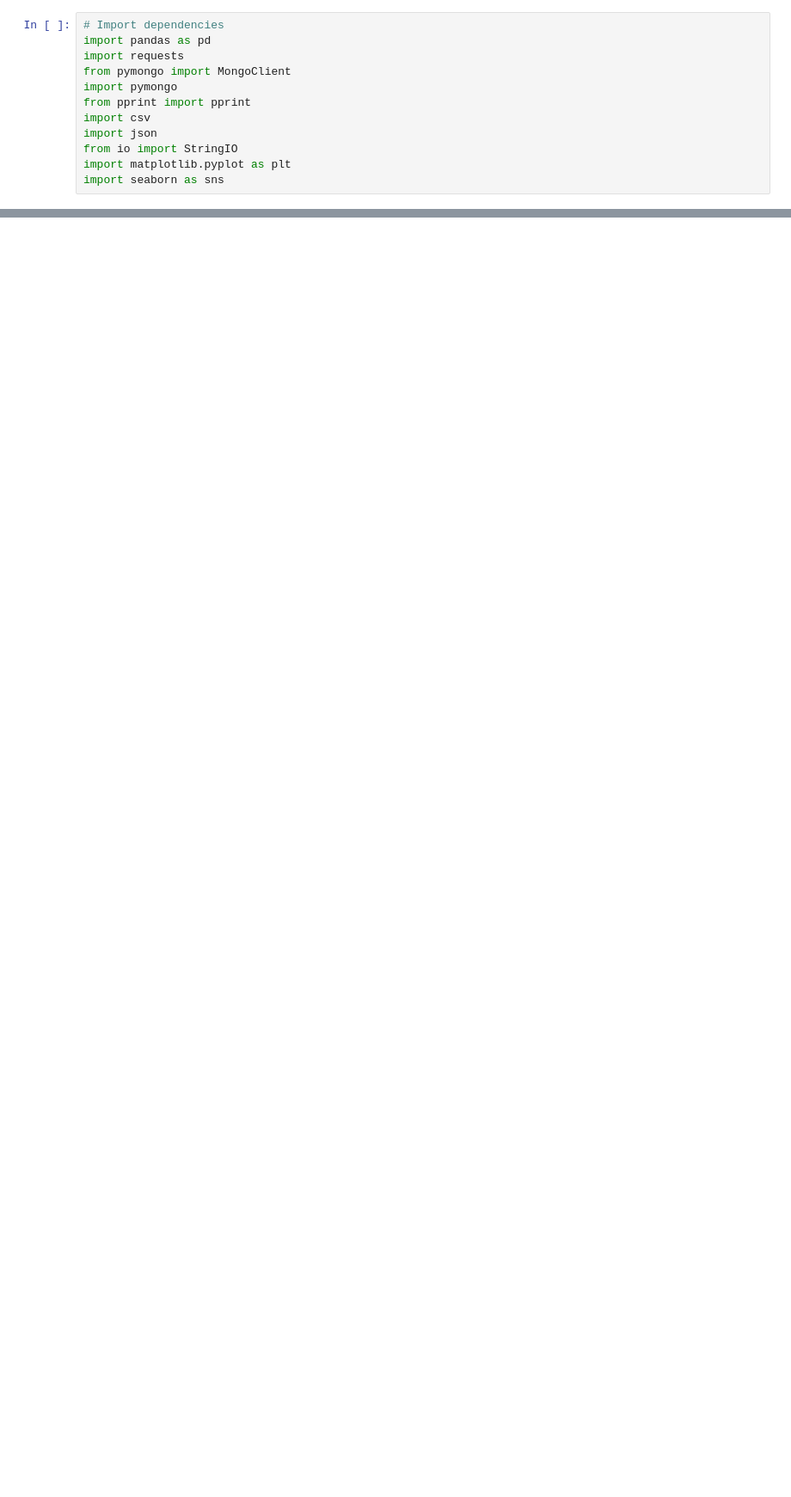
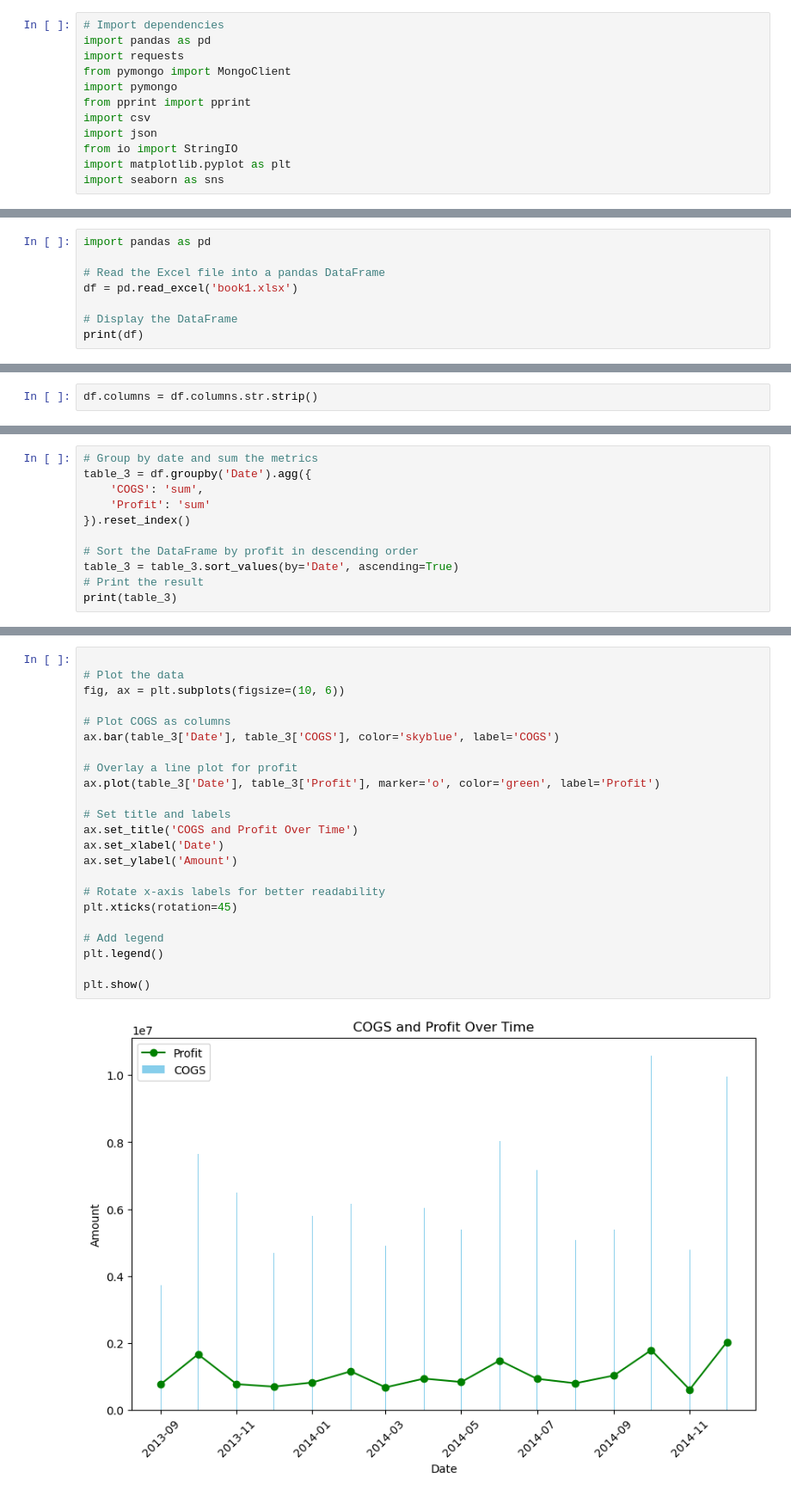
Before and after one commit to AbisolaOlakanmi/Group7.BDAT1004.FinalAssignment, a Jupyter notebook: financialReport.ipynb, the cells around one changed output, grey strips where cells are left out. Shown at 86% size. Saved outputs shown, nothing was run; the diff lists cells and outputs as text; blank space fills up the shorter version.

```diff
--- a/financialReport.ipynb
+++ b/financialReport.ipynb
@@ -204,0 +13,8 @@ plt.show()
+# %%
+import pandas as pd
+
+# Read the Excel file into a pandas DataFrame
+df = pd.read_excel('book1.xlsx')
+
+# Display the DataFrame
+print(df)
@@ -204,0 +63,2 @@ plt.show()
+# %%
+df.columns = df.columns.str.strip()
@@ -204,0 +180,11 @@ plt.show()
+# %%
+# Group by date and sum the metrics
+table_3 = df.groupby('Date').agg({
+    'COGS': 'sum',
+    'Profit': 'sum'
+}).reset_index()
+
+# Sort the DataFrame by profit in descending order
+table_3 = table_3.sort_values(by='Date', ascending=True)
+# Print the result
+print(table_3)
@@ -204,0 +209,25 @@ plt.show()
+# %%
+
+# Plot the data
+fig, ax = plt.subplots(figsize=(10, 6))
+
+# Plot COGS as columns
+ax.bar(table_3['Date'], table_3['COGS'], color='skyblue', label='COGS')
+
+# Overlay a line plot for profit
+ax.plot(table_3['Date'], table_3['Profit'], marker='o', color='green', label='Profit')
+
+# Set title and labels
+ax.set_title('COGS and Profit Over Time')
+ax.set_xlabel('Date')
+ax.set_ylabel('Amount')
+
+# Rotate x-axis labels for better readability
+plt.xticks(rotation=45)
+
+# Add legend
+plt.legend()
+
+plt.show()
+# %% [output]
+[figure, added]
```
Also changed, not shown: parts of 35 cells of this notebook.
